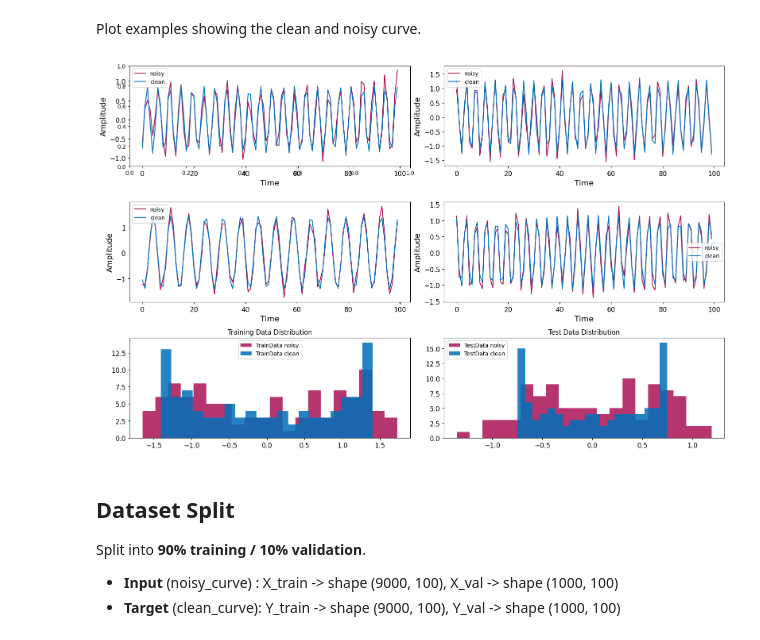
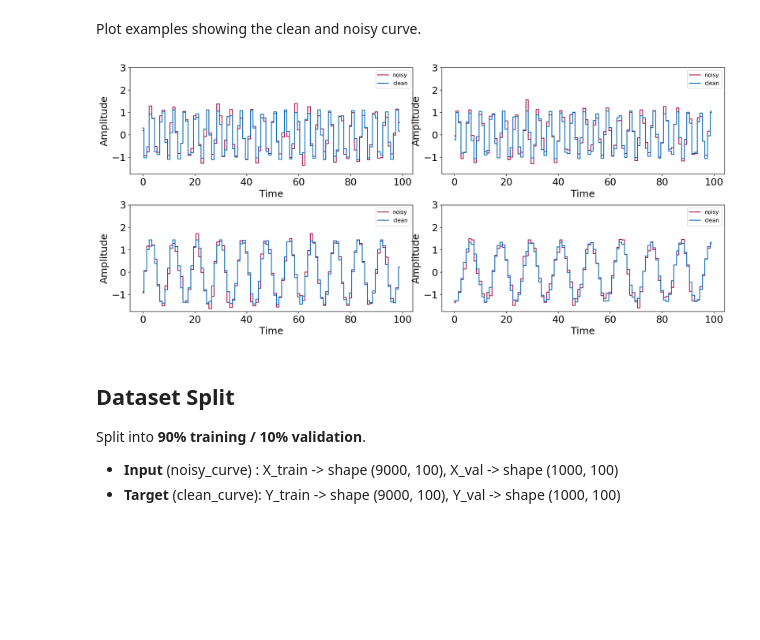
Before and after one commit to Astro-CMalhas/Computational-Astronomy, a Jupyter notebook: Comp_Astro_HW8.ipynb, the cells around one changed output. Saved outputs shown, nothing was run; the diff lists cells and outputs as text; code cells hidden in the pictures; blank space fills up the shorter version.

```diff
--- a/Comp_Astro_HW8.ipynb
+++ b/Comp_Astro_HW8.ipynb
@@ -91,65 +92,65 @@ list4 = [1,2,3,4]
 
 fig = plt.figure(figsize=(16,10))
 
-ax=fig.add_subplot(3,2,1)
-#ax.plot(noisy_curve[5],label="noisy")
-#ax.plot(actualsin[5],label = "clean")
+
 for i in range (len(list4)):
-  i=i+1
-  ax=fig.add_subplot(3,2,i)
 
-  ax.plot(noisy_curve[i],label="noisy", color=color2)
-  ax.plot(actualsin[i],label = "clean", color=color1)
+  z=i+1
+  ax=fig.add_subplot(3,2,z)
+
+  ax.plot(noisy_curve[z],label="noisy", color=color2,drawstyle="steps-mid")
+  ax.plot(actualsin[z],label = "clean", color=color1,drawstyle="steps-mid")
 
 
   ax.legend()
-  ax.set_xlabel("Time", fontsize=14)
-  ax.set_ylabel("Amplitude", fontsize=14)
-  ax.tick_params(axis='both', labelsize=12)
+  ax.set_xlabel("Time", fontsize=18)
+  ax.set_ylabel("Amplitude", fontsize=18)
+  ax.tick_params(axis='both', labelsize=18)
+  ax.set_ylim(-1.75,3)
 
 # Now split off the training data
 #definitly am not doing this quite right. Are we supposed to split the individual sin and noise data or the number of sin and noise curves?
 num_samples = noisy_curve.shape[0]
 indices = np.random.permutation(num_samples)
 split_point = int(0.90 * num_samples)
 train_indices = indices[:split_point]
 val_indices = indices[split_point:]
 
 x_train = noisy_curve[train_indices]
 y_train = actualsin[train_indices]
 x_val = noisy_curve[val_indices]
 y_val = actualsin[val_indices]
 
 
 
 
 #Plot the clean vs noisy in the training and test sample
-ax5 = fig.add_subplot(3,2,5)
-ax5.hist(x_train[55],label="TrainData noisy",color=color2,alpha=.85,bins=20)
-ax5.hist(y_train[55],label = "TrainData clean",color=color1,alpha=.85,bins=20)
+#ax5 = fig.add_subplot(3,2,5)
+#ax5.hist(x_train[55],label="TrainData noisy",color=color2,alpha=.85,bins=20)
+#ax5.hist(y_train[55],label = "TrainData clean",color=color1,alpha=.85,bins=20)
 
-ax5.set_title("Training Data Distribution")
-ax5.legend()
-ax5.tick_params(axis='both', labelsize=12)
+#ax5.set_title("Training Data Distribution")
+#ax5.legend()
+#ax5.tick_params(axis='both', labelsize=18)
 
 
-ax6 = fig.add_subplot(3,2,6)
-ax6.hist(x_val[55],label="TestData noisy",color=color2,alpha=.85,bins=20)
-ax6.hist(y_val[55],label = "TestData clean",color=color1,alpha=.85,bins=20)
+#ax6 = fig.add_subplot(3,2,6)
+#ax6.hist(x_val[55],label="TestData noisy",color=color2,alpha=.85,bins=20)
+#ax6.hist(y_val[55],label = "TestData clean",color=color1,alpha=.85,bins=20)
 
 
 
-ax6.set_title("Test Data Distribution")
-ax6.legend()
-ax6.tick_params(axis='both', labelsize=12)
+#ax6.set_title("Test Data Distribution")
+#ax6.legend()
+#ax6.tick_params(axis='both', labelsize=18)
 
 
 plt.tight_layout()
 #plt.savefig("fig1.png")
 
 plt.show()
 # %% [output]
-[figure, old version]
+[figure, new version]
 # %% [markdown]
 ## Dataset Split
 
```
Also changed, not shown: parts of 9 cells of this notebook.
